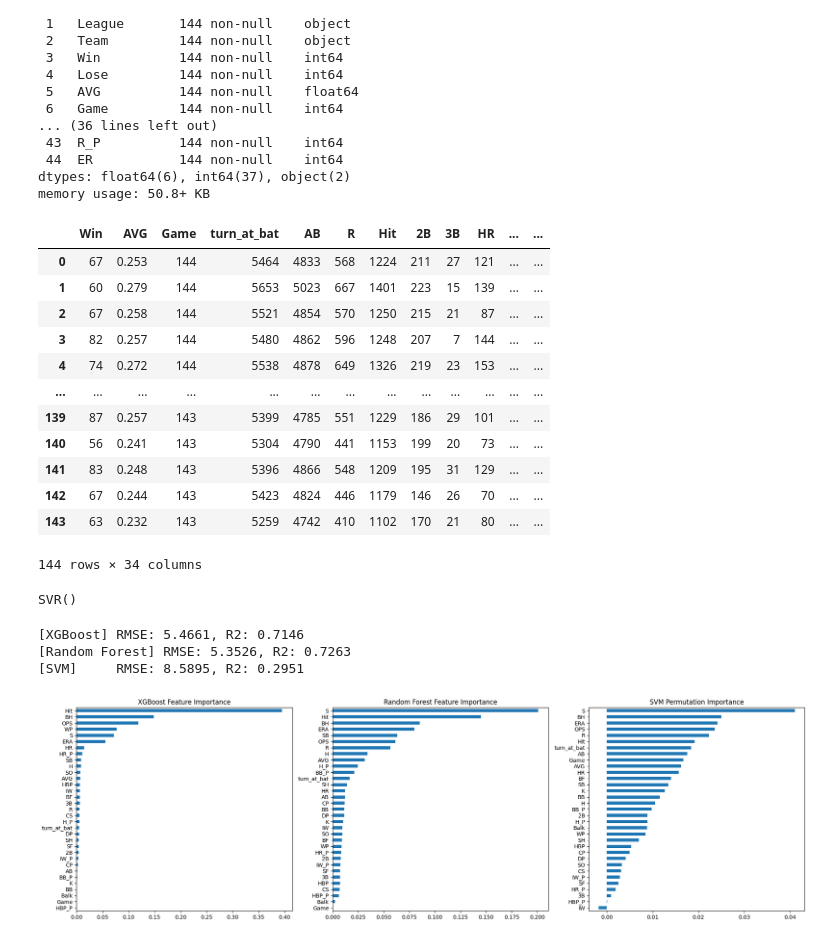
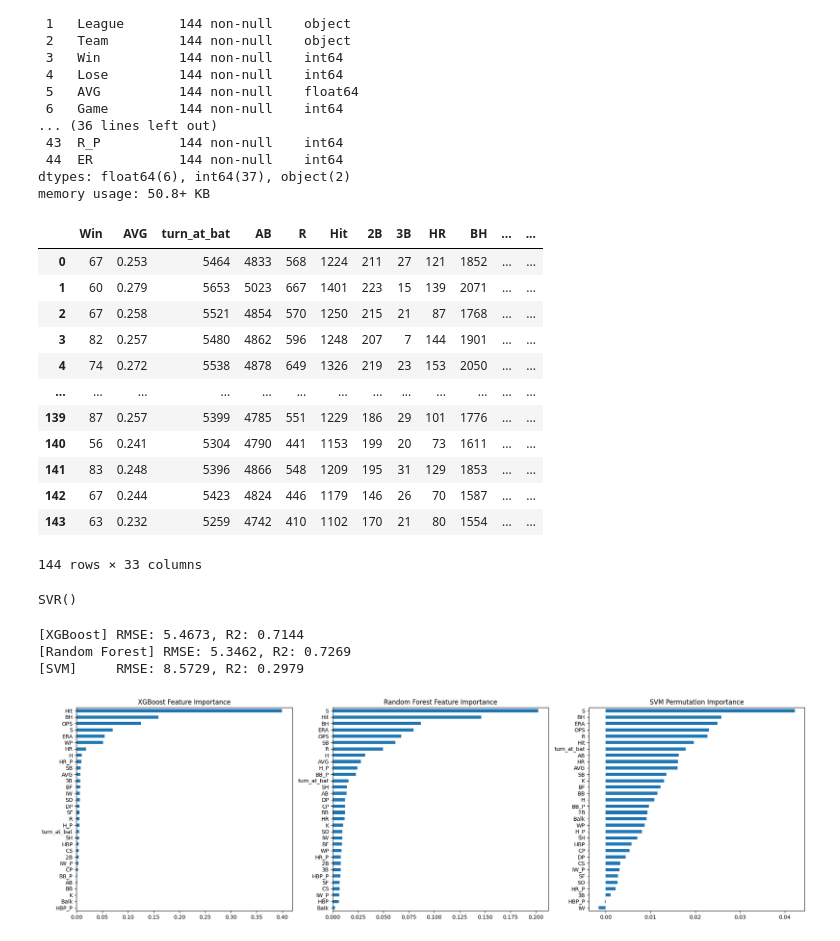
Before and after one commit to asa-neko/B3_Fri1, a Jupyter notebook: task2.ipynb, the cells around one changed output. Cells and saved outputs as stored; diff of their text form; code cells hidden in the pictures.

```diff
--- a/task2.ipynb
+++ b/task2.ipynb
@@ -100,22 +100,22 @@ dtypes: float64(6), int64(37), object(2)
 memory usage: 50.8+ KB
 # %%
 # 不要な変数の削除
-df = df.drop(["Year", "League", "Team", "Lose", "Game", "RBI", "SLG", "OBP", "HP", "IP", "ER", "R_P", ], axis=1)
+df = df.drop(["Year", "League", "Team", "Lose", "Game", "RBI", "SLG", "OBP", "HP", "IP", "ER", "R_P" ], axis=1)
 df
 # %% [output]
-|  | Win | AVG | Game | turn_at_bat | AB | R | Hit | 2B | 3B | HR | ... | ... |
-| 0 | 67 | 0.253 | 144 | 5464 | 4833 | 568 | 1224 | 211 | 27 | 121 | ... | ... |
-| 1 | 60 | 0.279 | 144 | 5653 | 5023 | 667 | 1401 | 223 | 15 | 139 | ... | ... |
-| 2 | 67 | 0.258 | 144 | 5521 | 4854 | 570 | 1250 | 215 | 21 | 87 | ... | ... |
-| 3 | 82 | 0.257 | 144 | 5480 | 4862 | 596 | 1248 | 207 | 7 | 144 | ... | ... |
-| 4 | 74 | 0.272 | 144 | 5538 | 4878 | 649 | 1326 | 219 | 23 | 153 | ... | ... |
+|  | Win | AVG | turn_at_bat | AB | R | Hit | 2B | 3B | HR | BH | ... | ... |
+| 0 | 67 | 0.253 | 5464 | 4833 | 568 | 1224 | 211 | 27 | 121 | 1852 | ... | ... |
+| 1 | 60 | 0.279 | 5653 | 5023 | 667 | 1401 | 223 | 15 | 139 | 2071 | ... | ... |
+| 2 | 67 | 0.258 | 5521 | 4854 | 570 | 1250 | 215 | 21 | 87 | 1768 | ... | ... |
+| 3 | 82 | 0.257 | 5480 | 4862 | 596 | 1248 | 207 | 7 | 144 | 1901 | ... | ... |
+| 4 | 74 | 0.272 | 5538 | 4878 | 649 | 1326 | 219 | 23 | 153 | 2050 | ... | ... |
 | ... | ... | ... | ... | ... | ... | ... | ... | ... | ... | ... | ... | ... |
-| 139 | 87 | 0.257 | 143 | 5399 | 4785 | 551 | 1229 | 186 | 29 | 101 | ... | ... |
-| 140 | 56 | 0.241 | 143 | 5304 | 4790 | 441 | 1153 | 199 | 20 | 73 | ... | ... |
-| 141 | 83 | 0.248 | 143 | 5396 | 4866 | 548 | 1209 | 195 | 31 | 129 | ... | ... |
-| 142 | 67 | 0.244 | 143 | 5423 | 4824 | 446 | 1179 | 146 | 26 | 70 | ... | ... |
-| 143 | 63 | 0.232 | 143 | 5259 | 4742 | 410 | 1102 | 170 | 21 | 80 | ... | ... |
+| 139 | 87 | 0.257 | 5399 | 4785 | 551 | 1229 | 186 | 29 | 101 | 1776 | ... | ... |
+| 140 | 56 | 0.241 | 5304 | 4790 | 441 | 1153 | 199 | 20 | 73 | 1611 | ... | ... |
+| 141 | 83 | 0.248 | 5396 | 4866 | 548 | 1209 | 195 | 31 | 129 | 1853 | ... | ... |
+| 142 | 67 | 0.244 | 5423 | 4824 | 446 | 1179 | 146 | 26 | 70 | 1587 | ... | ... |
+| 143 | 63 | 0.232 | 5259 | 4742 | 410 | 1102 | 170 | 21 | 80 | 1554 | ... | ... |
-144 rows × 34 columns
+144 rows × 33 columns
 # %%
 # 説明変数(X)と目的変数(y)に分離
 X = df.drop(target_col, axis=1)
@@ -165,9 +165,9 @@ rmse_svm = np.sqrt(mean_squared_error(y_test, svm_pred))
 r2_svm = r2_score(y_test, svm_pred)
 print(f"[SVM]     RMSE: {rmse_svm:.4f}, R2: {r2_svm:.4f}")
 # %% [output]
-[XGBoost] RMSE: 5.4661, R2: 0.7146
-[Random Forest] RMSE: 5.3526, R2: 0.7263
-[SVM]     RMSE: 8.5895, R2: 0.2951
+[XGBoost] RMSE: 5.4673, R2: 0.7144
+[Random Forest] RMSE: 5.3462, R2: 0.7269
+[SVM]     RMSE: 8.5729, R2: 0.2979
 # %%
 # 変数重要度の比較
 # Gini重要度 (Random Forest & XGBoost)
@@ -192,7 +192,7 @@ pd.Series(perm_importance.importances_mean, index=X.columns).sort_values().plot(
 plt.tight_layout()
 plt.show()
 # %% [output]
-[figure, old version]
+[figure, new version]
 # %%
 # SHAP値による解析
 # XGBoost
```
Also changed, not shown: parts of 1 cell of this notebook.
